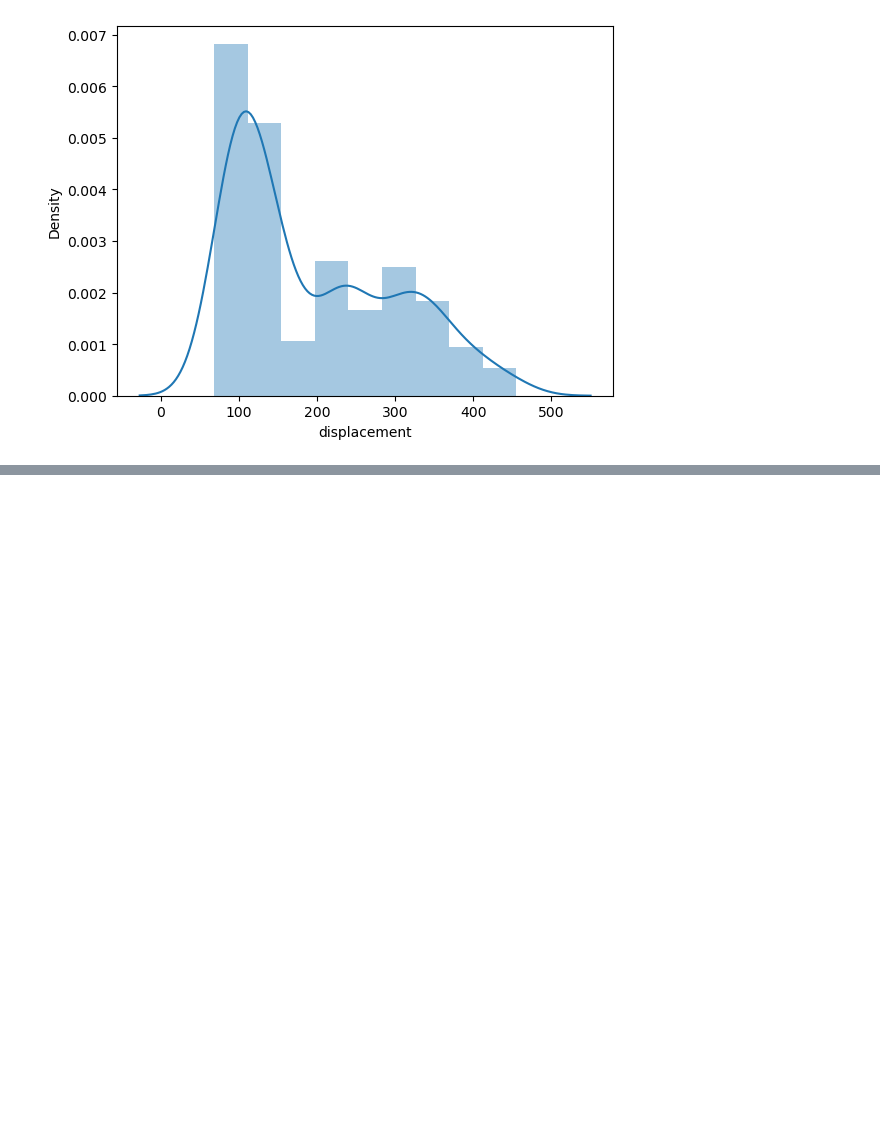
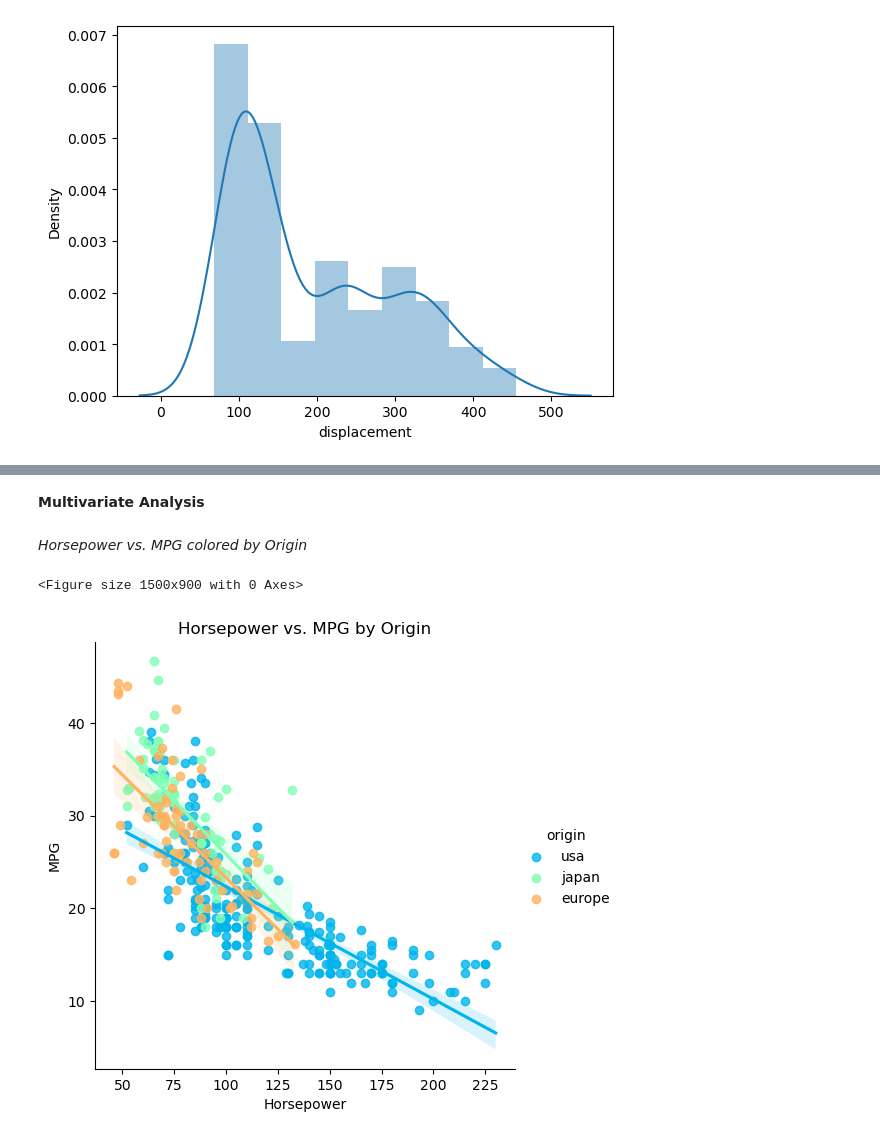
Before and after one commit to AtRealMasterLuke/MPG-Dataset-Analysis, a Jupyter notebook: Seaborn mpg.ipynb, the cells around one changed output, grey strips where cells are left out. Drawn from its saved outputs; the diff is of its cells as text; code cells hidden in the pictures; blank space fills up the shorter version.

```diff
--- a/Seaborn mpg.ipynb
+++ b/Seaborn mpg.ipynb
@@ -341,0 +371,14 @@ plt.show()
+# %% [markdown]
+**Multivariate Analysis**
+# %% [markdown]
+*Horsepower vs. MPG colored by Origin*
+# %%
+plt.figure(figsize=(15, 9))
+sns.lmplot(x="horsepower", y="mpg", hue="origin", data=df, palette="rainbow")
+plt.title('Horsepower vs. MPG by Origin')
+plt.xlabel('Horsepower')
+plt.ylabel('MPG')
+plt.show()
+# %% [output]
+<Figure size 1500x900 with 0 Axes>
+[figure, added]
```
Also changed, not shown: parts of 18 cells of this notebook.
